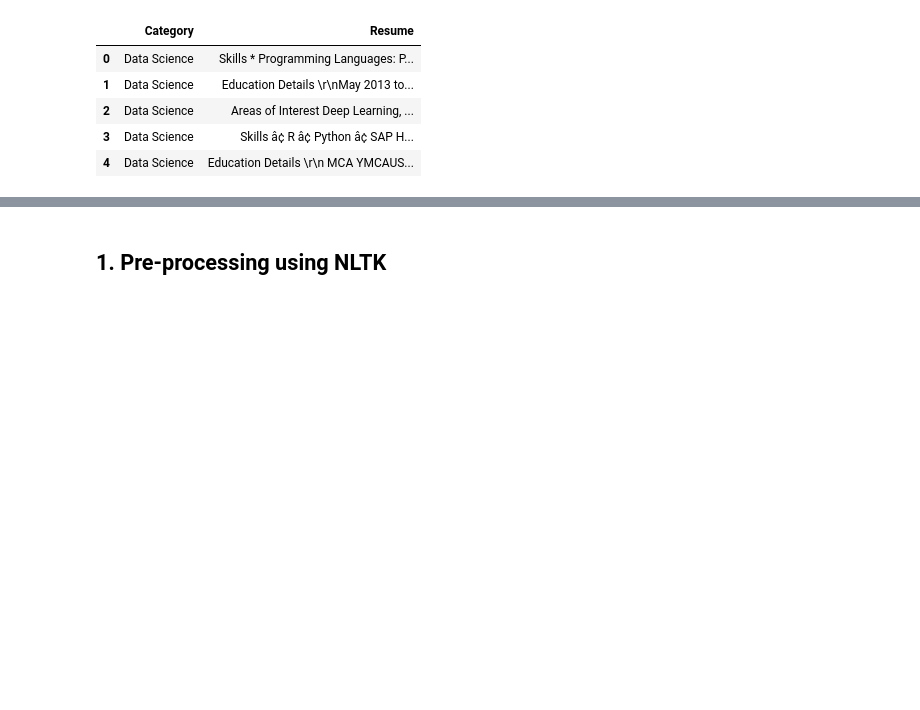
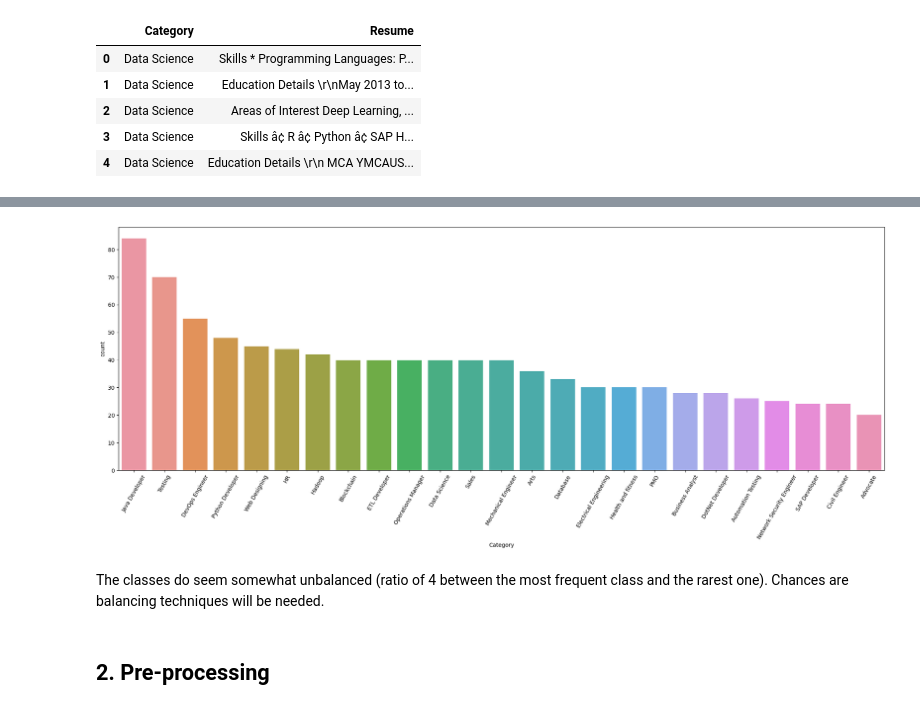
Before and after one commit to AdameBf/resume-classifier, a Jupyter notebook: ResumeParser.ipynb, the cells around one changed output, grey strips where cells are left out. Drawn from its saved outputs; the diff is of its cells as text; code cells hidden in the pictures; blank space fills up the shorter version.

Commit message:
[DataVis] Basic info on the data

```diff
--- a/ResumeParser.ipynb
+++ b/ResumeParser.ipynb
@@ -30,2 +79,16 @@ resume_data.head()
+# %%
+# Class spread visualisation: here's an example of how to do it with matplotlib and seaborn
+
+plt.figure(figsize=(25,8))
+plt.xticks(rotation=60)
+# count plot on single categorical variable
+sns.countplot(x ='Category', data=resume_data, order=resume_data['Category'].value_counts().index)
+
+# Show the plot
+plt.show()
+# %% [output]
+[figure, added]
+# %% [markdown]
+The classes do seem somewhat unbalanced (ratio of 4 between the most frequent class and the rarest one). Chances are balancing techniques will be needed.
 # %% [markdown]
-## 1. Pre-processing using NLTK
+## 2. Pre-processing
```
Also changed, not shown: parts of 12 cells of this notebook.
